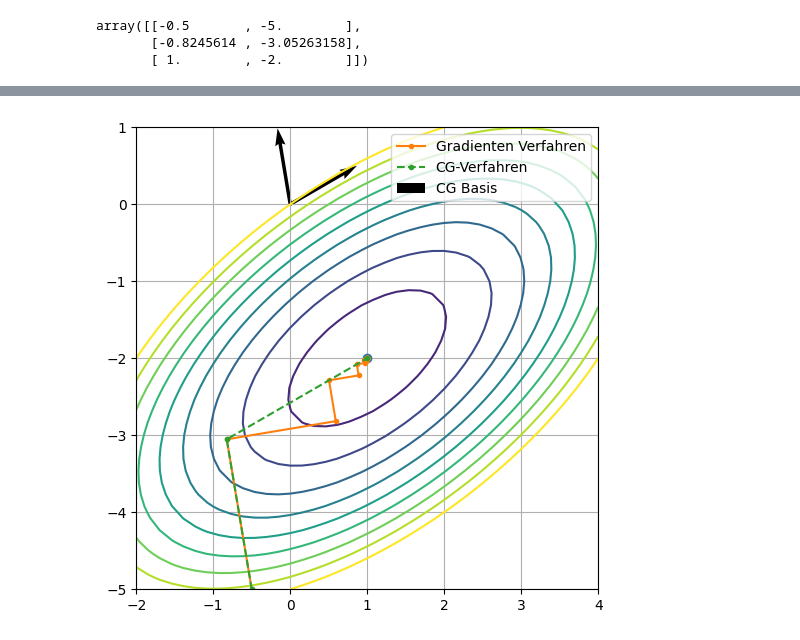
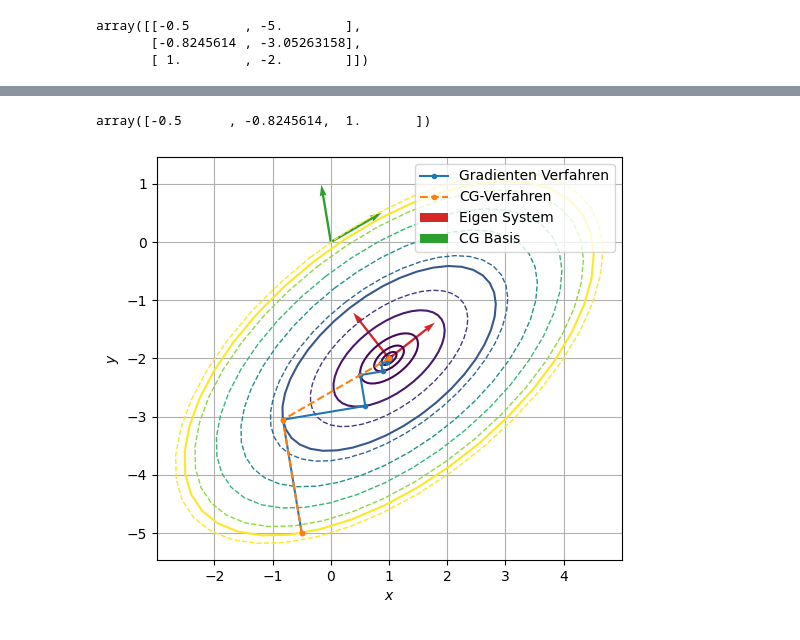
Before and after one commit to omerasipi/HanaScriptos, a Jupyter notebook: NumerikPDE/CGVerfahren.ipynb, the cells around one changed output, grey strips where cells are left out. Drawn from its saved outputs; the diff is of its cells as text; code cells hidden in the pictures.

```diff
--- a/NumerikPDE/CGVerfahren.ipynb
+++ b/NumerikPDE/CGVerfahren.ipynb
@@ -149,7 +150,7 @@ gfu = GridFunction(fes)
 # %% [markdown]
 Die Reduktion der Freiheitsgrade können wir in dem Fall direkt im Vorkonditionierer einbauen:
 # %%
-pre = a.mat.CreateSmoother(freedofs = fes.FreeDofs())
+pre = a.mat.CreateSmoother(freedofs = V.FreeDofs())
 # %% [markdown]
 Damit folgt für das CG-Verfahren:
 # %%
@@ -247,5 +249,6 @@ $$\begin{pmatrix}3 & -2\\-2 & 4\end{pmatrix}\cdot\begin{pmatrix}x\\y\end{pmatrix
 # %%
 A = np.array([[3,-2],[-2,4]],dtype=np.float64)
 b = np.array([7,-10],dtype=np.float64)
+sol = np.array([1,-2])
 # %% [markdown]
 A muss symmetrisch und positiv definit sein.
@@ -255,0 +255,3 @@ array([1.43844719, 5.56155281])
+# %%
+ews, evs = np.linalg.eig(A)
+ews
@@ -272,0 +265,23 @@ plt.show()
+# %%
+rp = np.linspace(0,2,40)
+phip = np.linspace(0,2*np.pi,40)
+Rp,Phip = np.meshgrid(rp,phip)
+Xp = Rp.flatten()*np.sqrt(ews[0])*np.cos(Phip.flatten())
+Yp = Rp.flatten()*np.sqrt(ews[1])*np.sin(Phip.flatten())
+phi0 = np.arctan2(-evs[1,1],-evs[0,1])
+rotmat = np.array([[np.cos(phi0),-np.sin(phi0)],[np.sin(phi0),np.cos(phi0)]])
+XYvec = np.array([rotmat@xyp for xyp in np.array([Xp,Yp]).T])+sol
+Xp = np.reshape(XYvec[:,0], Rp.shape)
+Yp = np.reshape(XYvec[:,1], Rp.shape)
+Zp = np.array([[f(np.array([Xp[i,j],Yp[i,j]]))
+                             for j in range(len(rp))] for i in range(len(phip))])
+
+plt.contour(Xp,Yp,Zp, np.linspace(-14,0,10))
+plt.quiver(np.ones(2),-2*np.ones(2),-evs[0,:],-evs[1,:],
+           angles='xy',scale=1,scale_units='xy', color='tab:red',
+           label='Eigen System', width=.005)
+plt.grid()
+plt.gca().set_aspect(1)
+plt.xlabel(r'$x$')
+plt.ylabel(r'$y$')
+plt.show()
@@ -386,19 +430,29 @@ array([[-0.5       , -5.        ],
        [ 0.99999998, -2.00000004],
        [ 0.99999998, -2.00000001],
        [ 0.99999999, -2.00000001]])
+# %%
+xCG[:,0]
+# %% [output]
+array([-0.5      , -0.8245614,  1.       ])
 # %%
 plt.figure(figsize=(6,6))
-plt.contour(Xp,Yp,np.array([[f(np.array([Xp[i,j],Yp[i,j]])) for j in range(40)] for i in range(40)]),
-            np.linspace(-14,0,10))
-plt.plot(*x,'o')
+plt.contour(Xp,Yp,Zp, np.linspace(-14,0,7),linestyles='--',linewidths=1)
+plt.contour(Xp,Yp,Zp,np.array([f(xi) for xi in xG])[:10][::-1])
 plt.plot(*xG.T,'.-',label='Gradienten Verfahren')
 plt.plot(*xCG.T,'.--',label='CG-Verfahren')
+
+plt.quiver(np.ones(2),-2*np.ones(2),-evs[0,:],-evs[1,:],
+           angles='xy',scale=1,scale_units='xy', color='tab:red',
+           label='Eigen System', width=.005)
 pin = norm(pi,axis=1)
 plt.quiver(np.zeros(2),np.zeros(2),pi[:2,0]/pin[:2],pi[:2,1]/pin[:2],
-           angles='xy',scale=1,scale_units='xy',label='CG Basis')
+           angles='xy',scale=1,scale_units='xy', color='tab:green',
+           label='CG Basis', width=.005)
 plt.gca().set_aspect(1)
 plt.legend()
 plt.grid()
+plt.xlabel(r'$x$')
+plt.ylabel(r'$y$')
 plt.show()
 # %% [output]
-[figure, old version]
+[figure, new version]
```
Also changed, not shown: parts of 10 cells of this notebook, 16 other files.
